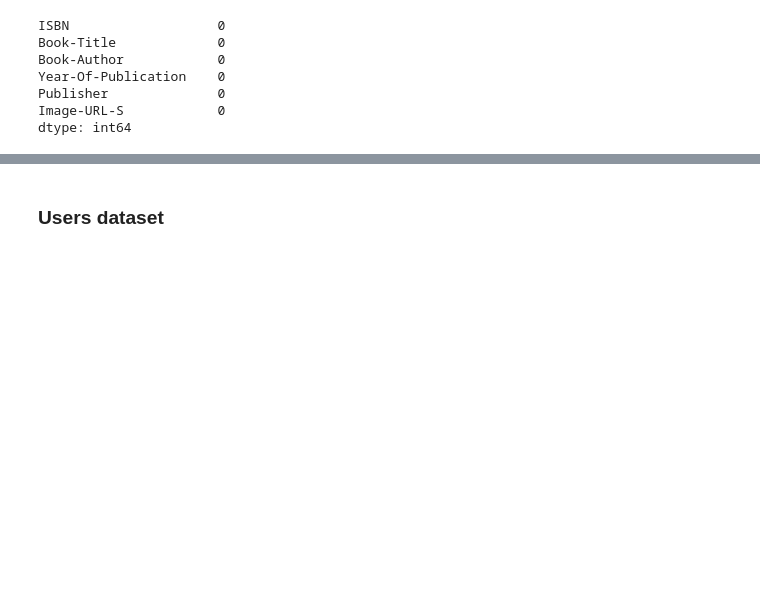
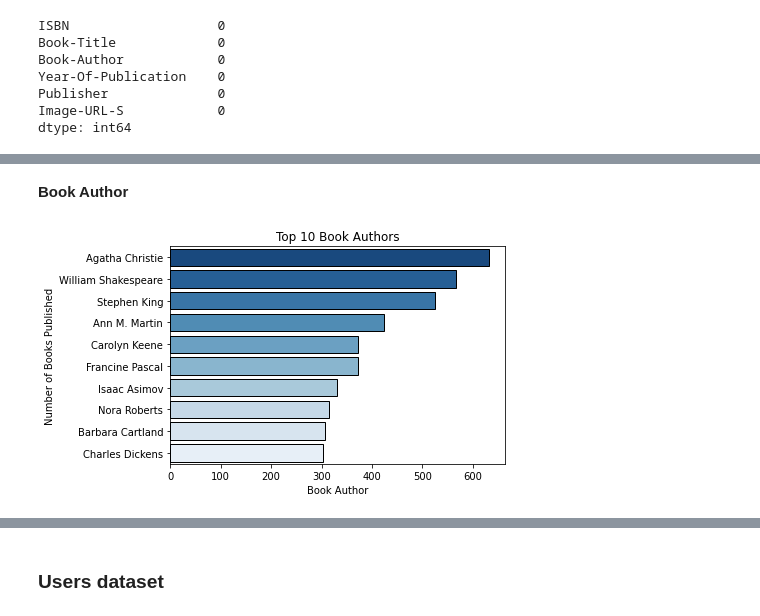
Before and after one commit to rahool010/Book-Recommendation-System, a Jupyter notebook: Book_Recommendation_System.ipynb, the cells around one changed output, grey strips where cells are left out. Saved outputs shown, nothing was run; the diff lists cells and outputs as text; code cells hidden in the pictures; blank space fills up the shorter version.

```diff
--- a/Book_Recommendation_System.ipynb
+++ b/Book_Recommendation_System.ipynb
@@ -219,0 +237,15 @@ dtype: int64
+# %% [markdown]
+**Book Author**
+# %%
+# counting boooks written by each author
+cnt = books_df.groupby(['Book-Author'])['Book-Title'].count().sort_values(ascending=False).head(10)
+cnt = cnt.reset_index()
+
+# plotting the top 10 authors with most number of books
+sns.barplot(data=cnt, y='Book-Author', x='Book-Title', palette='Blues_r', edgecolor='k')
+plt.xlabel('Book Author')
+plt.ylabel('Number of Books Published')
+plt.title('Top 10 Book Authors')
+plt.show()
+# %% [output]
+[figure, added]
```
Also changed, not shown: parts of 30 cells of this notebook.
